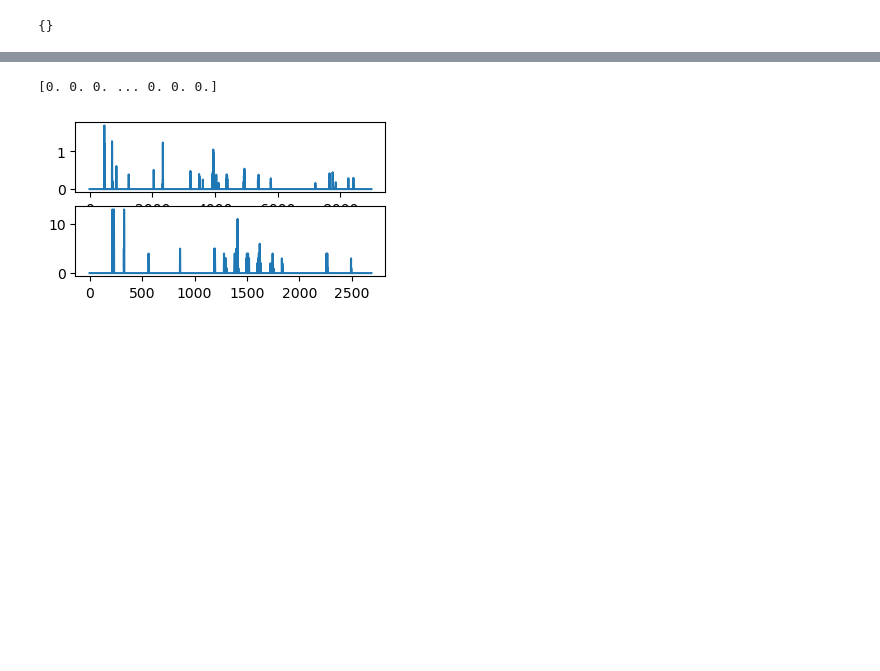
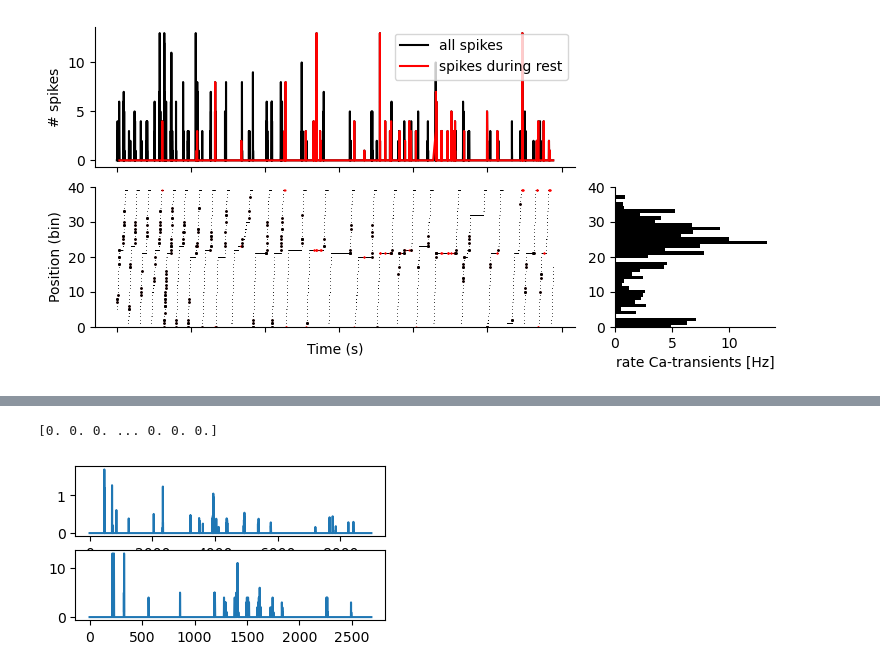
Before and after one commit to woxxel/placefield_detection, a Jupyter notebook: notebooks/test_process_session.ipynb, the cells around one changed output, grey strips where cells are left out. Saved outputs shown, nothing was run; the diff lists cells and outputs as text; code cells hidden in the pictures; blank space fills up the shorter version.

```diff
--- a/notebooks/test_process_session.ipynb
+++ b/notebooks/test_process_session.ipynb
@@ -166,4 +148,4 @@ process_neuron.results
 # %%
-process_neuron.place_cell_results
+plot_activity(process_neuron.prepared_activity, behavior)
 # %% [output]
-{}
+[figure, added]
```
Also changed, not shown: parts of 7 cells of this notebook, 1 other file.
